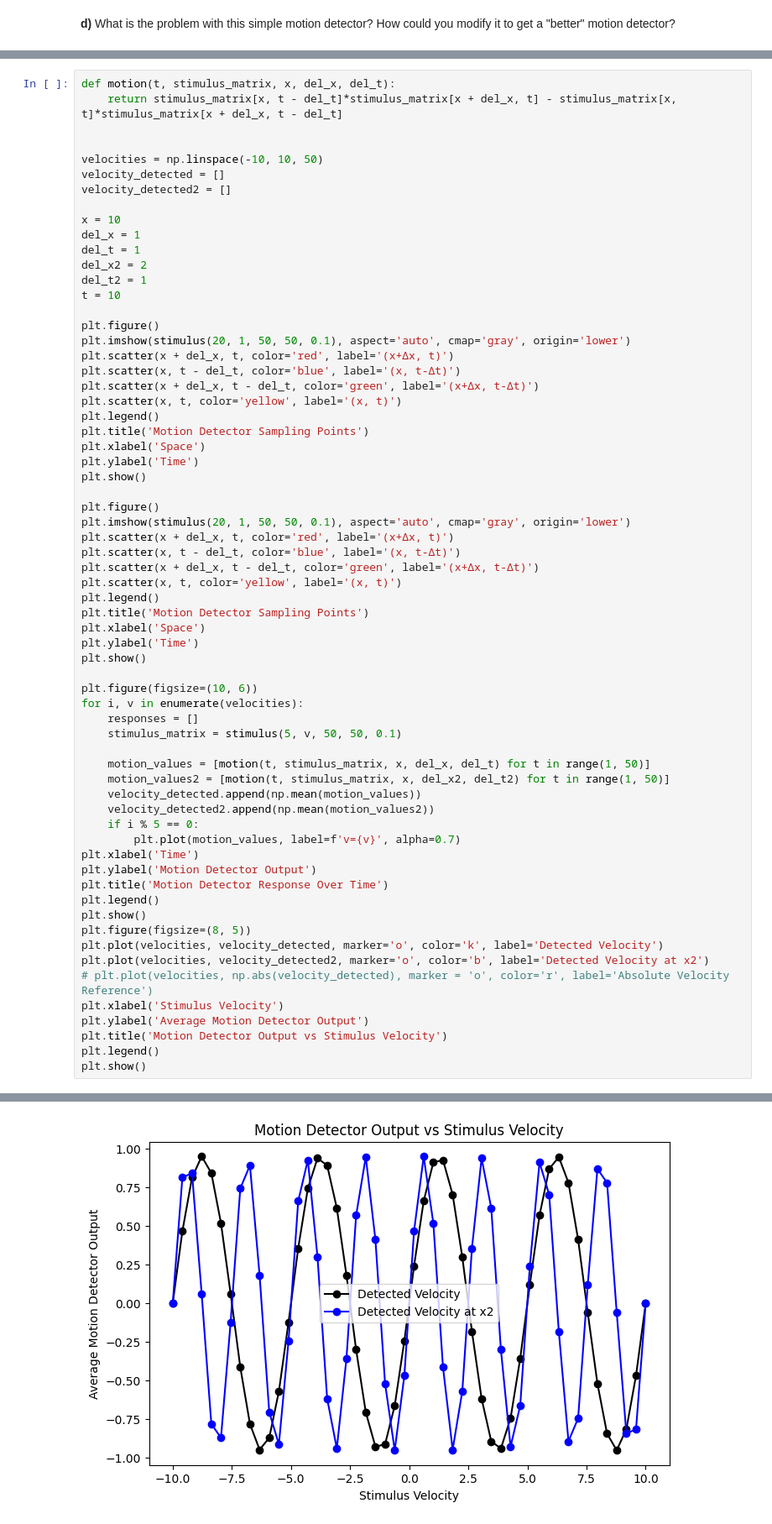
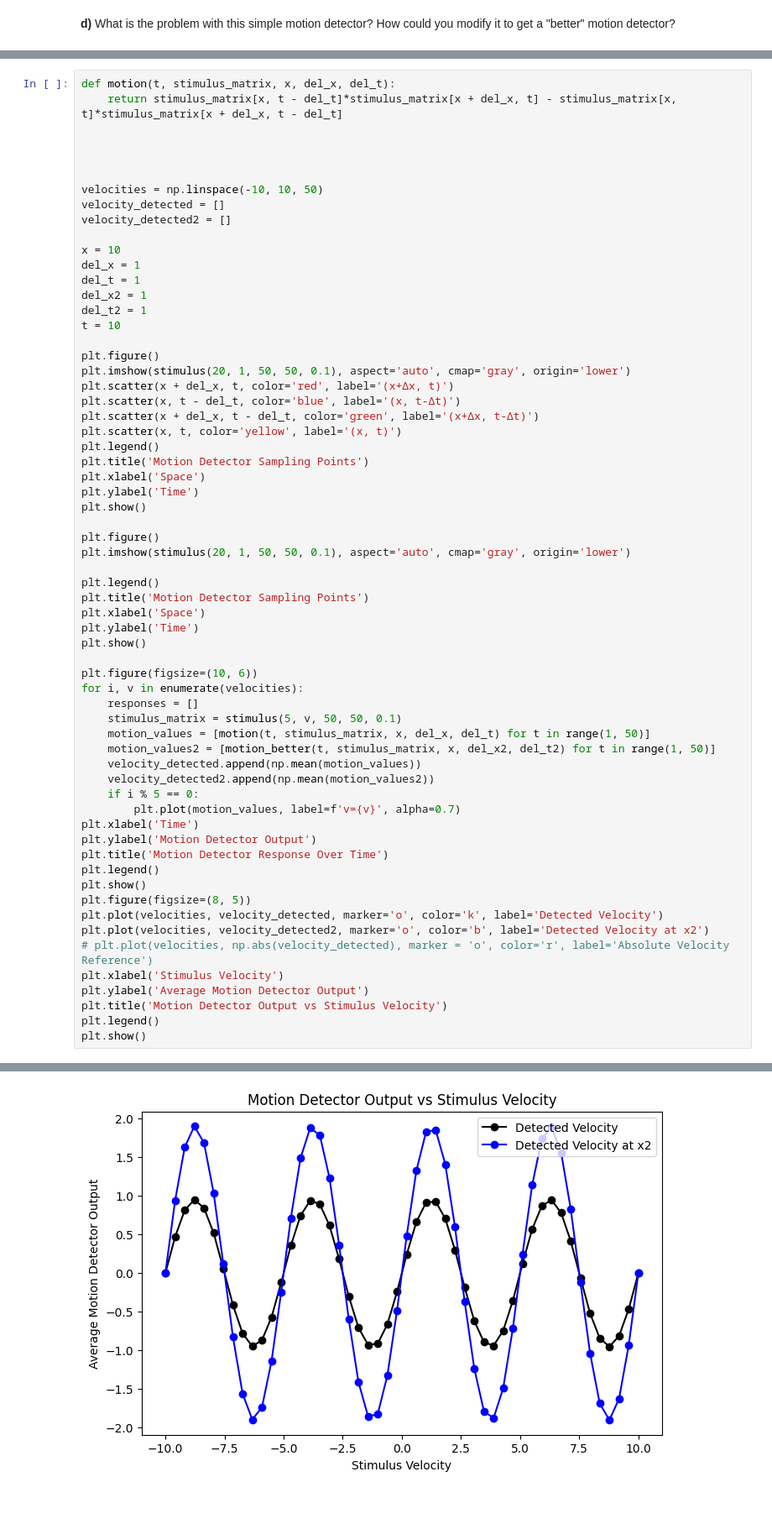
Before and after one commit to AtharvSuryawanshi/WP-5-Neural-Code, a Jupyter notebook: Exercises/Exercise_05.ipynb, the cells around one changed output, grey strips where cells are left out. Shown at 84% size. Drawn from its saved outputs; the diff is of its cells as text.

```diff
--- a/Exercises/Exercise_05.ipynb
+++ b/Exercises/Exercise_05.ipynb
@@ -232,6 +237,8 @@ How could you modify it to get a "better" motion detector?
 # %%
 def motion(t, stimulus_matrix, x, del_x, del_t):
     return stimulus_matrix[x, t - del_t]*stimulus_matrix[x + del_x, t] - stimulus_matrix[x, t]*stimulus_matrix[x + del_x, t - del_t]
+
+
 
 
 velocities = np.linspace(-10, 10, 50)
@@ -241,7 +248,7 @@ velocity_detected2 = []
 x = 10
 del_x = 1
 del_t = 1
-del_x2 = 2
+del_x2 = 1
 del_t2 = 1
 t = 10
 
@@ -259,43 +266,39 @@ plt.show()
 
 plt.figure()
 plt.imshow(stimulus(20, 1, 50, 50, 0.1), aspect='auto', cmap='gray', origin='lower')
-plt.scatter(x + del_x, t, color='red', label='(x+Δx, t)')
-plt.scatter(x, t - del_t, color='blue', label='(x, t-Δt)')
-plt.scatter(x + del_x, t - del_t, color='green', label='(x+Δx, t-Δt)')
-plt.scatter(x, t, color='yellow', label='(x, t)')
+
 plt.legend()
 plt.title('Motion Detector Sampling Points')
 plt.xlabel('Space')
 plt.ylabel('Time')
 plt.show()
 
 plt.figure(figsize=(10, 6))
 for i, v in enumerate(velocities):
     responses = []
     stimulus_matrix = stimulus(5, v, 50, 50, 0.1)
-
     motion_values = [motion(t, stimulus_matrix, x, del_x, del_t) for t in range(1, 50)]
-    motion_values2 = [motion(t, stimulus_matrix, x, del_x2, del_t2) for t in range(1, 50)]
+    motion_values2 = [motion_better(t, stimulus_matrix, x, del_x2, del_t2) for t in range(1, 50)]
     velocity_detected.append(np.mean(motion_values))
     velocity_detected2.append(np.mean(motion_values2))
     if i % 5 == 0:
         plt.plot(motion_values, label=f'v={v}', alpha=0.7)
 plt.xlabel('Time')
 plt.ylabel('Motion Detector Output')
 plt.title('Motion Detector Response Over Time')
 plt.legend()
 plt.show()
 plt.figure(figsize=(8, 5))
 plt.plot(velocities, velocity_detected, marker='o', color='k', label='Detected Velocity')
 plt.plot(velocities, velocity_detected2, marker='o', color='b', label='Detected Velocity at x2')
 # plt.plot(velocities, np.abs(velocity_detected), marker = 'o', color='r', label='Absolute Velocity Reference')
 plt.xlabel('Stimulus Velocity')
 plt.ylabel('Average Motion Detector Output')
 plt.title('Motion Detector Output vs Stimulus Velocity')
 plt.legend()
 plt.show()
 # %% [output]
 [figure]
 [figure]
 [figure]
-[figure, old version]
+[figure, new version]
```
Also changed, not shown: parts of 1 cell of this notebook.
